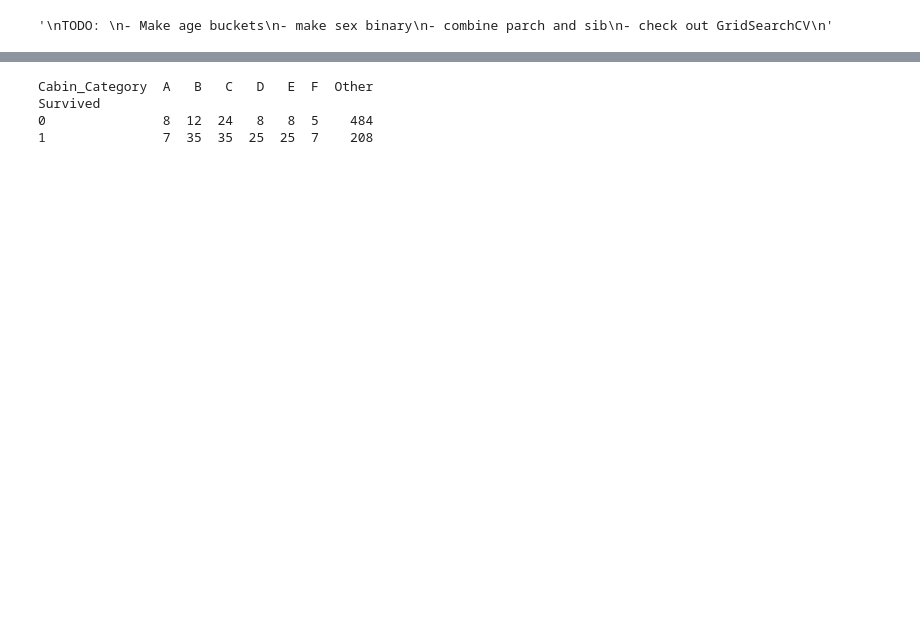
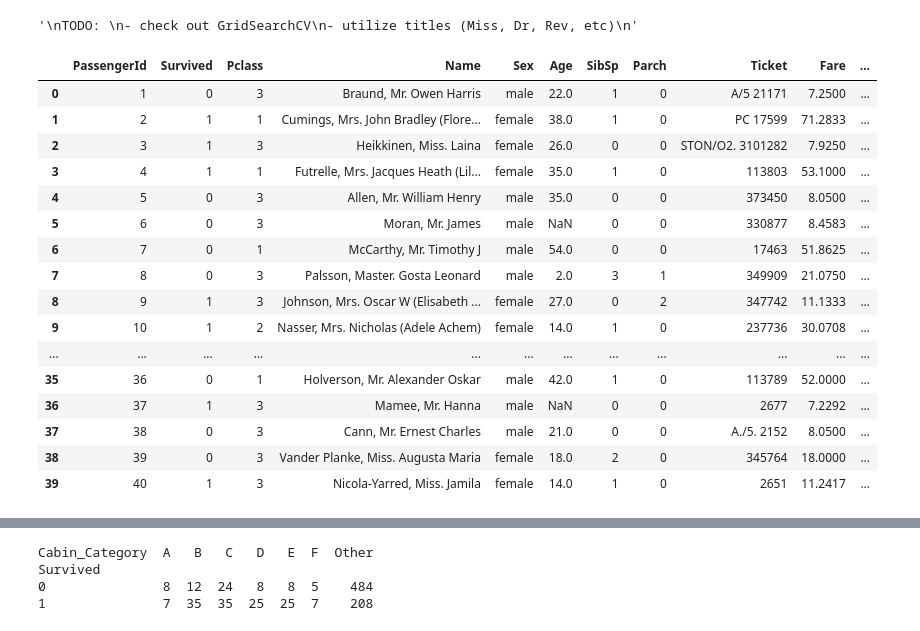
Before and after one commit to SomewhatJustin/titanic_predictions, a Jupyter notebook: titanic.ipynb, the cells around one changed output, grey strips where cells are left out. Drawn from its saved outputs; the diff is of its cells as text; code cells hidden in the pictures; blank space fills up the shorter version.

```diff
--- a/titanic.ipynb
+++ b/titanic.ipynb
@@ -80,13 +3,11 @@ Data source import complete.
-# %%
-'''
-TODO:
-- Make age buckets
-- make sex binary
-- combine parch and sib
-- check out GridSearchCV
-'''
-# %% [output]
-'\nTODO: \n- Make age buckets\n- make sex binary\n- combine parch and sib\n- check out GridSearchCV\n'
+# %%
+'''
+TODO:
+- check out GridSearchCV
+- utilize titles (Miss, Dr, Rev, etc)
+'''
+# %% [output]
+'\nTODO: \n- check out GridSearchCV\n- utilize titles (Miss, Dr, Rev, etc)\n'
 # %%
 import numpy as np
 import pandas as pd
@@ -95,4 +16,26 @@ from sklearn.preprocessing import MinMaxScaler
 # %%
 train_data = pd.read_csv("/kaggle/input/titanic/train.csv")
 test_data = pd.read_csv("/kaggle/input/titanic/test.csv")
+# %%
+# Combine parch and sibsp into fam
+train_data['fam'] = train_data['Parch']+train_data['SibSp']
+train_data.head(40)
+# %% [output]
+|  | PassengerId | Survived | Pclass | Name | Sex | Age | SibSp | Parch | Ticket | Fare | ... |
+| 0 | 1 | 0 | 3 | Braund, Mr. Owen Harris | male | 22.0 | 1 | 0 | A/5 21171 | 7.2500 | ... |
+| 1 | 2 | 1 | 1 | Cumings, Mrs. John Bradley (Flore... | female | 38.0 | 1 | 0 | PC 17599 | 71.2833 | ... |
+| 2 | 3 | 1 | 3 | Heikkinen, Miss. Laina | female | 26.0 | 0 | 0 | STON/O2. 3101282 | 7.9250 | ... |
+| 3 | 4 | 1 | 1 | Futrelle, Mrs. Jacques Heath (Lil... | female | 35.0 | 1 | 0 | 113803 | 53.1000 | ... |
+| 4 | 5 | 0 | 3 | Allen, Mr. William Henry | male | 35.0 | 0 | 0 | 373450 | 8.0500 | ... |
+| 5 | 6 | 0 | 3 | Moran, Mr. James | male | NaN | 0 | 0 | 330877 | 8.4583 | ... |
+| 6 | 7 | 0 | 1 | McCarthy, Mr. Timothy J | male | 54.0 | 0 | 0 | 17463 | 51.8625 | ... |
+| 7 | 8 | 0 | 3 | Palsson, Master. Gosta Leonard | male | 2.0 | 3 | 1 | 349909 | 21.0750 | ... |
+| 8 | 9 | 1 | 3 | Johnson, Mrs. Oscar W (Elisabeth ... | female | 27.0 | 0 | 2 | 347742 | 11.1333 | ... |
+| 9 | 10 | 1 | 2 | Nasser, Mrs. Nicholas (Adele Achem) | female | 14.0 | 1 | 0 | 237736 | 30.0708 | ... |
+| ... | ... | ... | ... | ... | ... | ... | ... | ... | ... | ... | ... |
+| 35 | 36 | 0 | 1 | Holverson, Mr. Alexander Oskar | male | 42.0 | 1 | 0 | 113789 | 52.0000 | ... |
+| 36 | 37 | 1 | 3 | Mamee, Mr. Hanna | male | NaN | 0 | 0 | 2677 | 7.2292 | ... |
+| 37 | 38 | 0 | 3 | Cann, Mr. Ernest Charles | male | 21.0 | 0 | 0 | A./5. 2152 | 8.0500 | ... |
+| 38 | 39 | 0 | 3 | Vander Planke, Miss. Augusta Maria | female | 18.0 | 2 | 0 | 345764 | 18.0000 | ... |
+| 39 | 40 | 1 | 3 | Nicola-Yarred, Miss. Jamila | female | 14.0 | 1 | 0 | 2651 | 11.2417 | ... |
 # %%
```
Also changed, not shown: parts of 7 cells of this notebook.
